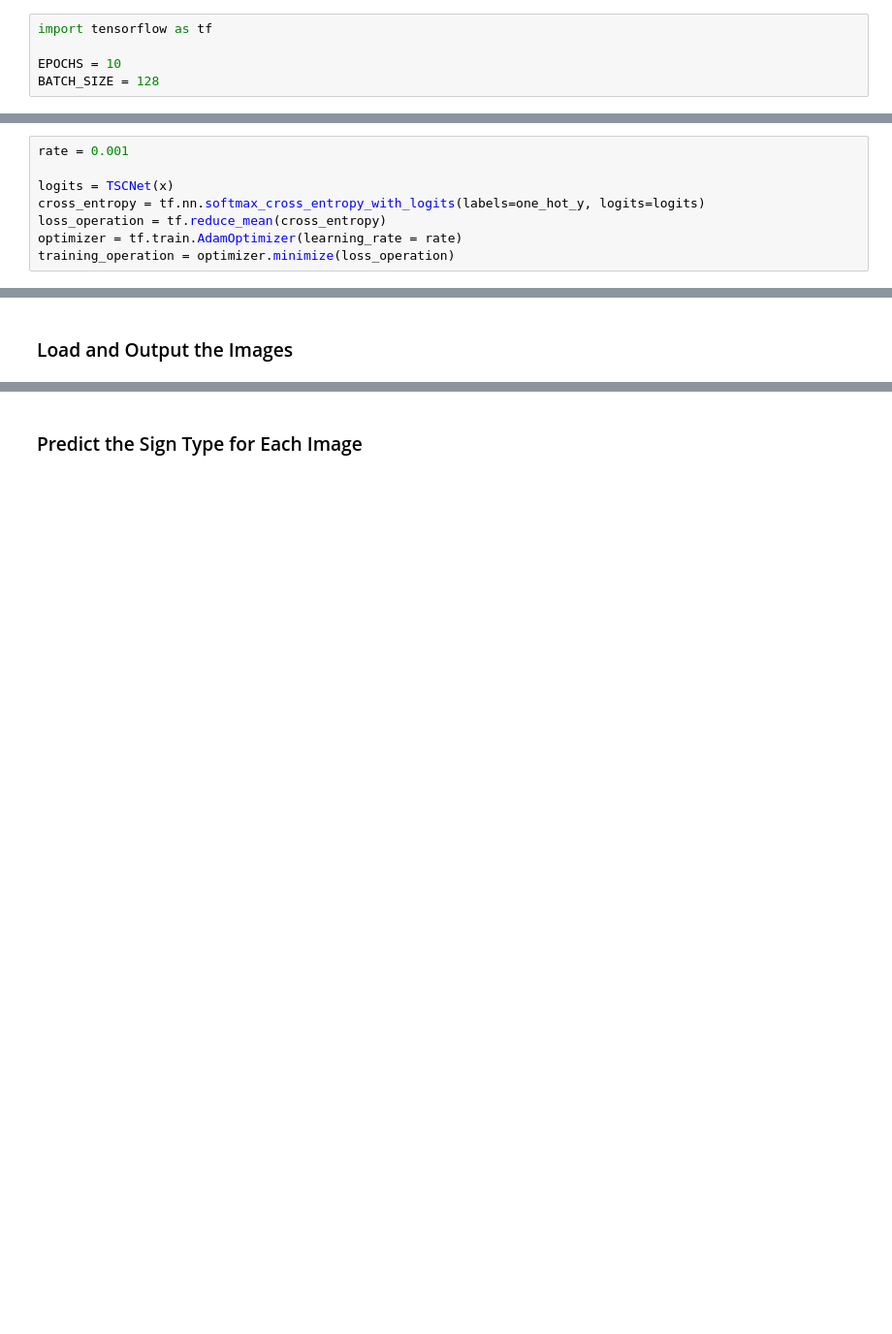
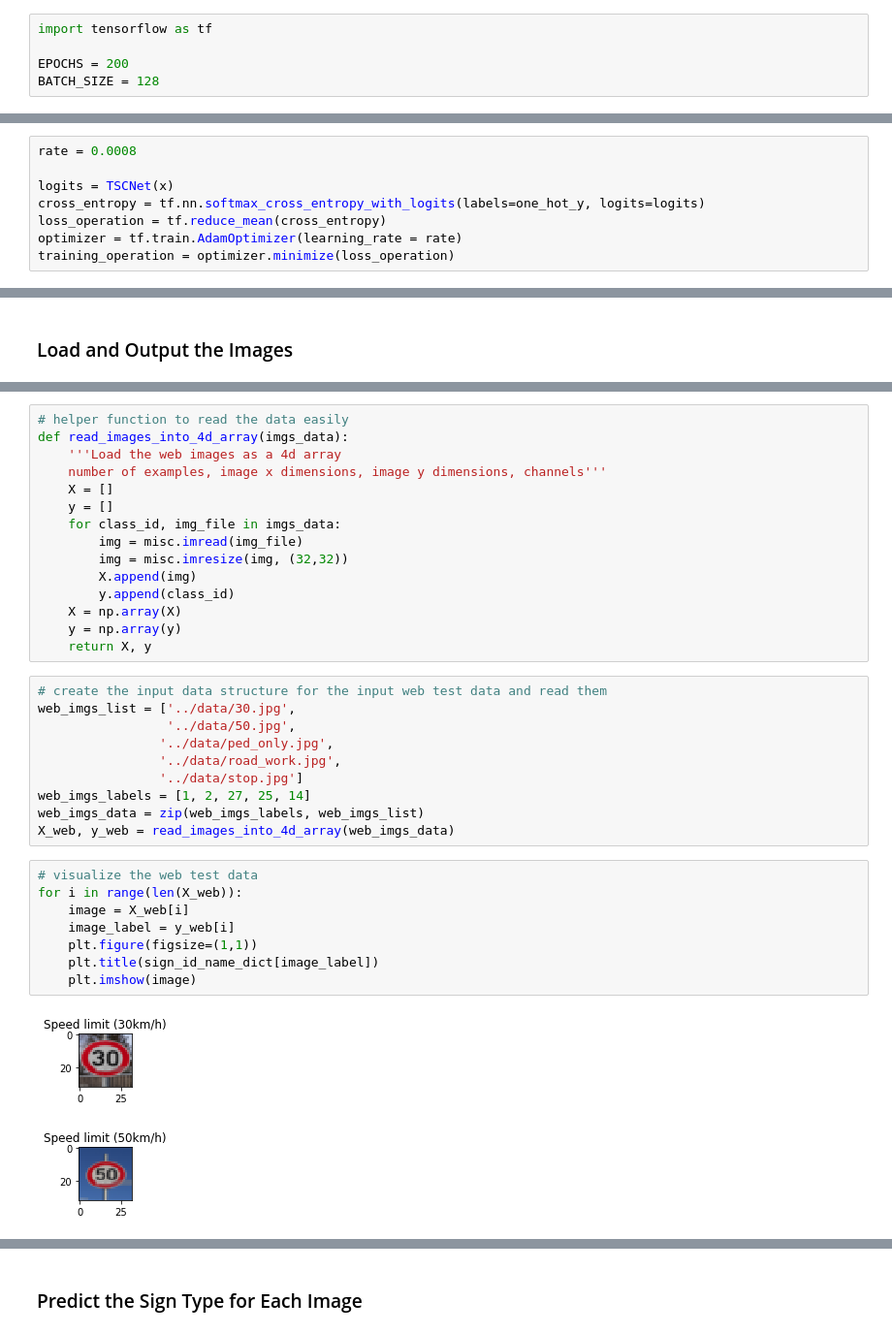
Before and after one commit to tmkhalil/CarND-Traffic-Sign-Classifier-Project, a Jupyter notebook: Traffic_Sign_Classifier.ipynb, the cells around one changed output, grey strips where cells are left out. Shown at 97% size. Drawn from its saved outputs; the diff is of its cells as text; blank space fills up the shorter version.

```diff
--- a/Traffic_Sign_Classifier.ipynb
+++ b/Traffic_Sign_Classifier.ipynb
@@ -221,7 +216,7 @@ X_test_processed = normalize_images(rgb2gray(X_test))
 # %%
 import tensorflow as tf
 
-EPOCHS = 10
+EPOCHS = 200
 BATCH_SIZE = 128
 # %%
 from tensorflow.contrib.layers import flatten
@@ -297,7 +292,7 @@ x = tf.placeholder(tf.float32, (None, 32, 32, 1))
 y = tf.placeholder(tf.int32, (None))
 one_hot_y = tf.one_hot(y, 43)
 # %%
-rate = 0.001
+rate = 0.0008
 
 logits = TSCNet(x)
 cross_entropy = tf.nn.softmax_cross_entropy_with_logits(labels=one_hot_y, logits=logits)
@@ -380,0 +377,36 @@ You may find `signnames.csv` useful as it contains mappings from the class id (i
+# %%
+# helper function to read the data easily
+def read_images_into_4d_array(imgs_data):
+    '''Load the web images as a 4d array
+    number of examples, image x dimensions, image y dimensions, channels'''
+    X = []
+    y = []
+    for class_id, img_file in imgs_data:
+        img = misc.imread(img_file)
+        img = misc.imresize(img, (32,32))
+        X.append(img)
+        y.append(class_id)
+    X = np.array(X)
+    y = np.array(y)
+    return X, y
+# %%
+# create the input data structure for the input web test data and read them
+web_imgs_list = ['../data/30.jpg',
+                 '../data/50.jpg',
+                '../data/ped_only.jpg',
+                '../data/road_work.jpg',
+                '../data/stop.jpg']
+web_imgs_labels = [1, 2, 27, 25, 14]
+web_imgs_data = zip(web_imgs_labels, web_imgs_list)
+X_web, y_web = read_images_into_4d_array(web_imgs_data)
+# %%
+# visualize the web test data
+for i in range(len(X_web)):
+    image = X_web[i]
+    image_label = y_web[i]
+    plt.figure(figsize=(1,1))
+    plt.title(sign_id_name_dict[image_label])
+    plt.imshow(image)
+# %% [output]
+[figure, added]
+[figure, added]
```
Also changed, not shown: parts of 15 cells of this notebook, 3 other files.
